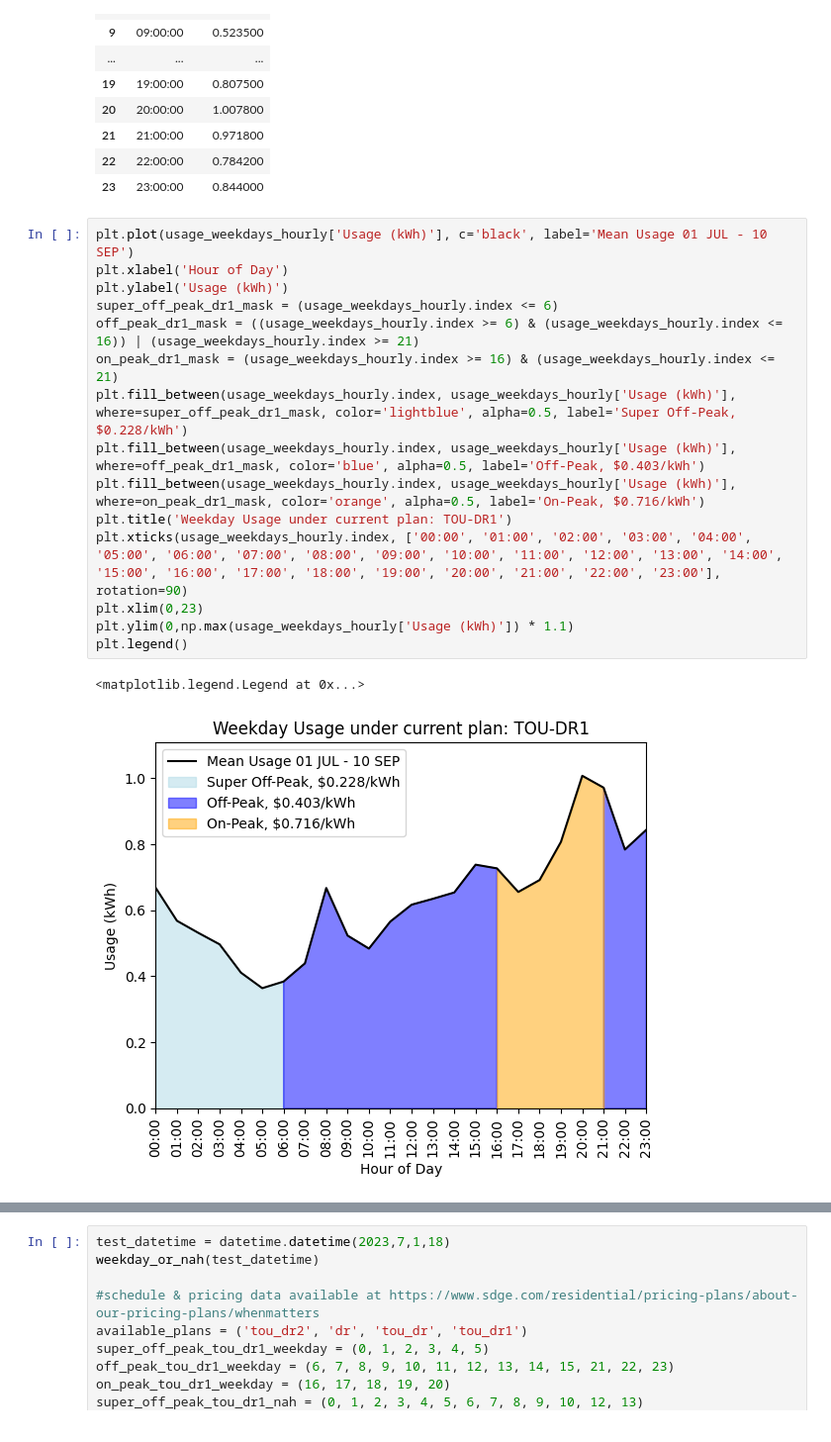
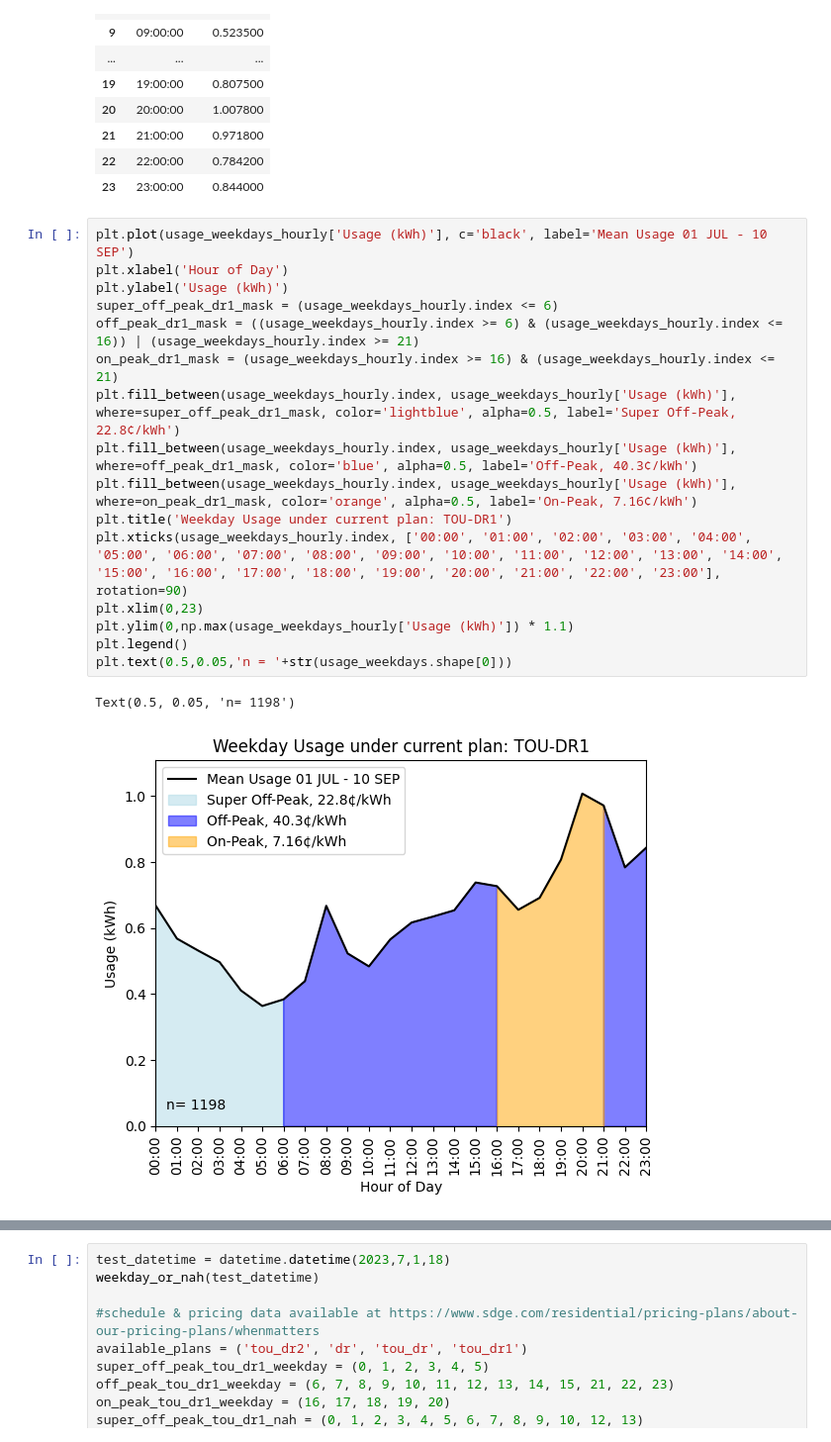
Before and after one commit to bartonnoah/houz_electricity, a Jupyter notebook: houz_electricity.ipynb, the cells around one changed output, grey strips where cells are left out. Shown at 99% size. Saved outputs shown, nothing was run; the diff lists cells and outputs as text.

Commit message:
made pretty graphs

```diff
--- a/houz_electricity.ipynb
+++ b/houz_electricity.ipynb
@@ -76,21 +76,22 @@ usage_weekdays_hourly
 # %%
 plt.plot(usage_weekdays_hourly['Usage (kWh)'], c='black', label='Mean Usage 01 JUL - 10 SEP')
 plt.xlabel('Hour of Day')
 plt.ylabel('Usage (kWh)')
 super_off_peak_dr1_mask = (usage_weekdays_hourly.index <= 6)
 off_peak_dr1_mask = ((usage_weekdays_hourly.index >= 6) & (usage_weekdays_hourly.index <= 16)) | (usage_weekdays_hourly.index >= 21)
 on_peak_dr1_mask = (usage_weekdays_hourly.index >= 16) & (usage_weekdays_hourly.index <= 21)
-plt.fill_between(usage_weekdays_hourly.index, usage_weekdays_hourly['Usage (kWh)'], where=super_off_peak_dr1_mask, color='lightblue', alpha=0.5, label='Super Off-Peak, $0.228/kWh')
-plt.fill_between(usage_weekdays_hourly.index, usage_weekdays_hourly['Usage (kWh)'], where=off_peak_dr1_mask, color='blue', alpha=0.5, label='Off-Peak, $0.403/kWh')
-plt.fill_between(usage_weekdays_hourly.index, usage_weekdays_hourly['Usage (kWh)'], where=on_peak_dr1_mask, color='orange', alpha=0.5, label='On-Peak, $0.716/kWh')
+plt.fill_between(usage_weekdays_hourly.index, usage_weekdays_hourly['Usage (kWh)'], where=super_off_peak_dr1_mask, color='lightblue', alpha=0.5, label='Super Off-Peak, 22.8¢/kWh')
+plt.fill_between(usage_weekdays_hourly.index, usage_weekdays_hourly['Usage (kWh)'], where=off_peak_dr1_mask, color='blue', alpha=0.5, label='Off-Peak, 40.3¢/kWh')
+plt.fill_between(usage_weekdays_hourly.index, usage_weekdays_hourly['Usage (kWh)'], where=on_peak_dr1_mask, color='orange', alpha=0.5, label='On-Peak, 7.16¢/kWh')
 plt.title('Weekday Usage under current plan: TOU-DR1')
 plt.xticks(usage_weekdays_hourly.index, ['00:00', '01:00', '02:00', '03:00', '04:00', '05:00', '06:00', '07:00', '08:00', '09:00', '10:00', '11:00', '12:00', '13:00', '14:00', '15:00', '16:00', '17:00', '18:00', '19:00', '20:00', '21:00', '22:00', '23:00'], rotation=90)
 plt.xlim(0,23)
 plt.ylim(0,np.max(usage_weekdays_hourly['Usage (kWh)']) * 1.1)
 plt.legend()
+plt.text(0.5,0.05,'n = '+str(usage_weekdays.shape[0]))
 # %% [output]
-<matplotlib.legend.Legend at 0x...>
+Text(0.5, 0.05, 'n= 1198')
-[figure, old version]
+[figure, new version]
 # %%
 plt.plot(usage_weekends_holidays_hourly['Usage (kWh)'], c='black', label='Mean Usage 01 JUL - 10 SEP')
 plt.xlabel('Hour of Day')
```
Also changed, not shown: parts of 2 cells of this notebook, 2 other files.
